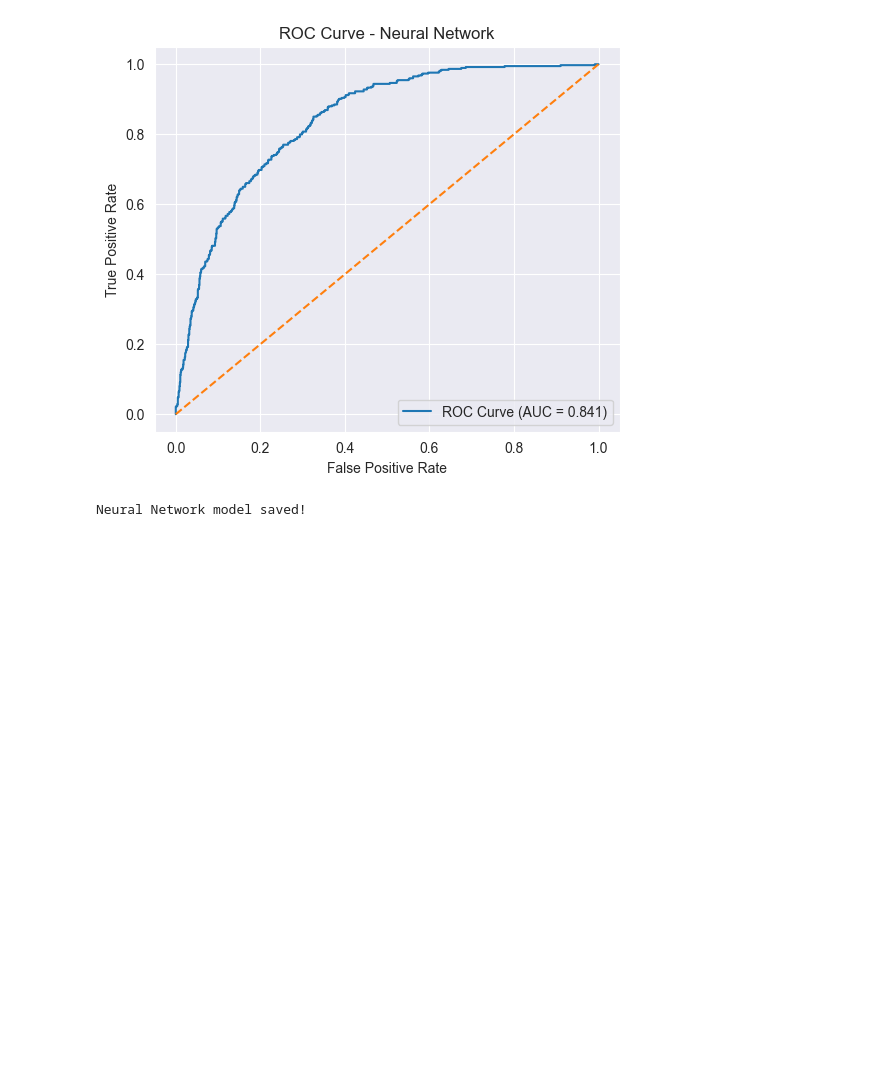
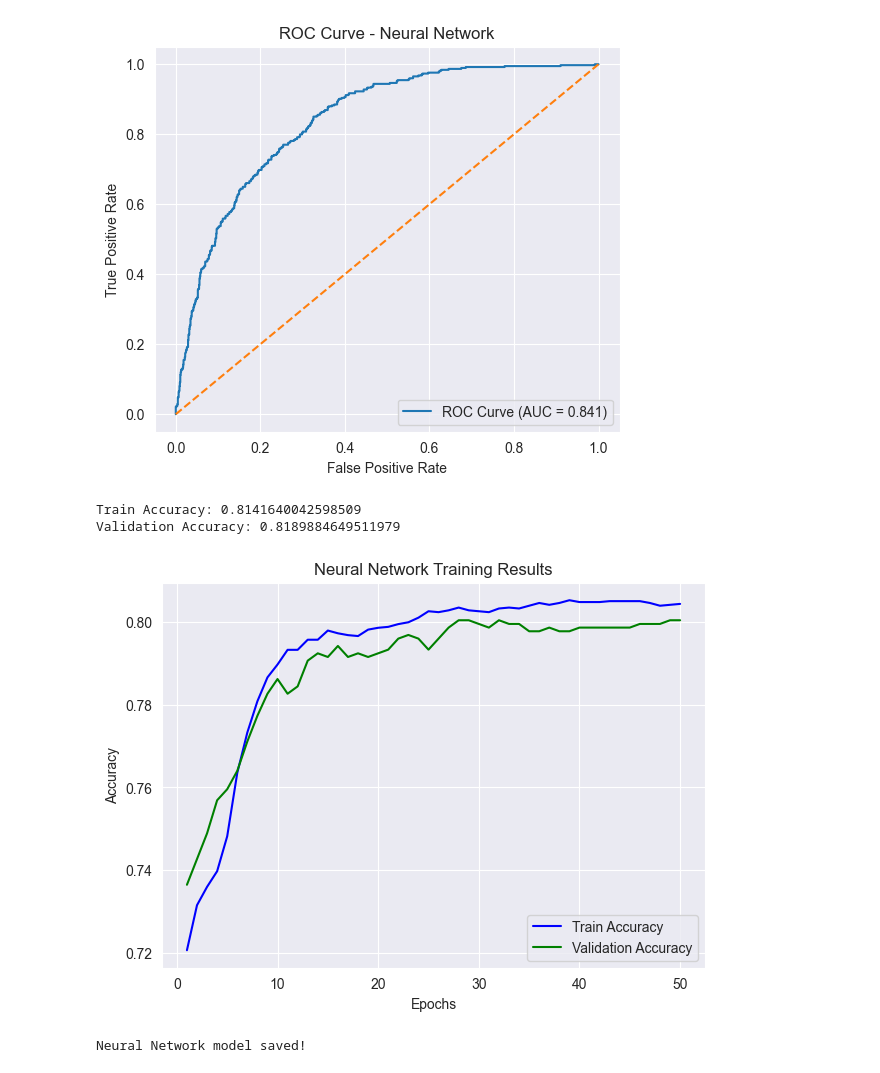
Before and after one commit to Swetha-stra/Customer-Churn-Prediction, a Jupyter notebook: notebooks/04_Neural_Network_Model.ipynb, the cells around one changed output. Saved outputs shown, nothing was run; the diff lists cells and outputs as text; code cells hidden in the pictures; blank space fills up the shorter version.

Commit message:
Changes in Neural Network evaluation

```diff
--- a/notebooks/04_Neural_Network_Model.ipynb
+++ b/notebooks/04_Neural_Network_Model.ipynb
@@ -68,5 +85,6 @@ Best Parameters: {'activation': 'tanh', 'alpha': 0.001, 'hidden_layer_sizes': (1
 # %%
 # Train Final Model
 best_nn = grid_search.best_estimator_
+best_nn.set_params(verbose=True)
 best_nn.fit(X_train, y_train)
 # %% [output]
@@ -134,6 +171,77 @@ plt.grid(True)
 plt.show()
 # %% [output]
 [figure]
+# %%
+nn_model = MLPClassifier(
+    hidden_layer_sizes=(50,50),
+    max_iter=1000,
+    random_state=42,
+    verbose=False,
+    early_stopping=True,    # ✅ enables internal validation set
+    validation_fraction=0.2
+)
+nn_model.fit(X_train, y_train)
+
+# Train accuracy (on final training set)
+train_acc = nn_model.score(X_train, y_train)
+
+# Validation accuracy (on the held-out internal validation set)
+val_acc = nn_model.best_validation_score_
+
+print("Train Accuracy:", train_acc)
+print("Validation Accuracy:", val_acc)
+# %% [output]
+Train Accuracy: 0.8141640042598509
+Validation Accuracy: 0.8189884649511979
+# %%
+import warnings
+from sklearn.exceptions import ConvergenceWarning
+from sklearn.model_selection import train_test_split
+import matplotlib.pyplot as plt
+
+# Suppress convergence warnings
+warnings.filterwarnings("ignore", category=ConvergenceWarning)
+
+# Split training data into train + validation for plotting
+X_train_part, X_val, y_train_part, y_val = train_test_split(
+    X_train, y_train, test_size=0.2, random_state=42
+)
+
+# Initialize model for manual epoch tracking
+nn_epoch_model = MLPClassifier(
+    hidden_layer_sizes=best_nn.hidden_layer_sizes,  # use best hyperparams
+    activation=best_nn.activation,
+    solver=best_nn.solver,
+    alpha=best_nn.alpha,
+    learning_rate=best_nn.learning_rate,
+    max_iter=1,           # 1 iteration per loop
+    warm_start=True,      # continue training
+    random_state=42
+)
+
+# Track accuracy per epoch
+epochs = 50
+train_acc_list = []
+val_acc_list = []
+
+for epoch in range(epochs):
+    nn_epoch_model.fit(X_train_part, y_train_part)
+    train_acc_list.append(nn_epoch_model.score(X_train_part, y_train_part))
+    val_acc_list.append(nn_epoch_model.score(X_val, y_val))
+
+# Plot the training graph
+plt.figure(figsize=(7,5))
+plt.plot(range(1, epochs+1), train_acc_list, label="Train Accuracy", color="blue")
+plt.plot(range(1, epochs+1), val_acc_list, label="Validation Accuracy", color="green")
+plt.xlabel("Epochs")
+plt.ylabel("Accuracy")
+plt.title("Neural Network Training Results")
+plt.legend()
+plt.grid(True)
+plt.savefig("../results/nn_training_results.png")
+plt.show()
+# %% [output]
+[figure, added]
 # %%
 # Save Model
 import os
```
Also changed, not shown: parts of 8 cells of this notebook.
